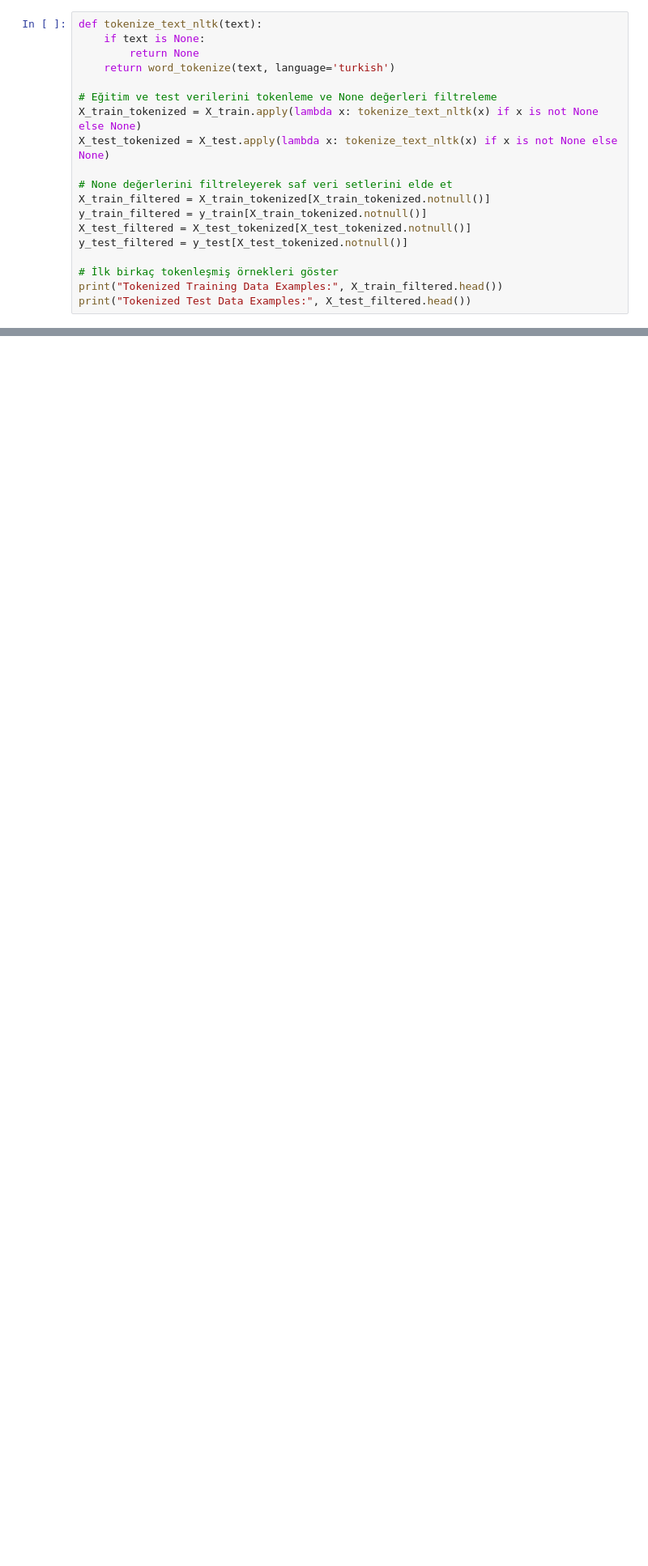
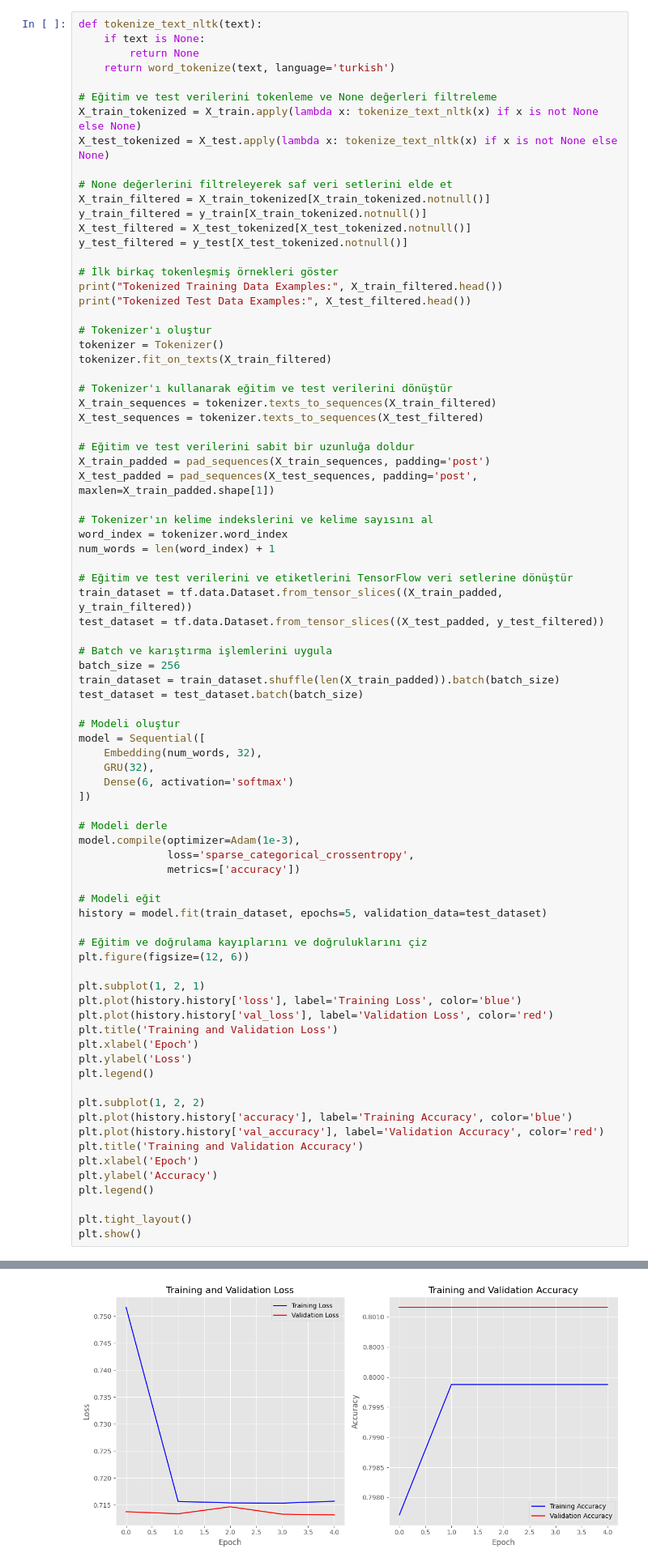
Before and after one commit to merturhan/ceng442-nlp-midterm, a Jupyter notebook: Midterm.ipynb, the cells around one changed output, grey strips where cells are left out. Shown at 81% size. Cells and saved outputs as stored; diff of their text form; blank space fills up the shorter version.

Commit message:
Baseline model developed for nltk

```diff
--- a/Midterm.ipynb
+++ b/Midterm.ipynb
@@ -185,3 +229,66 @@ y_test_filtered = y_test[X_test_tokenized.notnull()]
 # İlk birkaç tokenleşmiş örnekleri göster
 print("Tokenized Training Data Examples:", X_train_filtered.head())
 print("Tokenized Test Data Examples:", X_test_filtered.head())
+
+# Tokenizer'ı oluştur
+tokenizer = Tokenizer()
+tokenizer.fit_on_texts(X_train_filtered)
+
+# Tokenizer'ı kullanarak eğitim ve test verilerini dönüştür
+X_train_sequences = tokenizer.texts_to_sequences(X_train_filtered)
+X_test_sequences = tokenizer.texts_to_sequences(X_test_filtered)
+
+# Eğitim ve test verilerini sabit bir uzunluğa doldur
+X_train_padded = pad_sequences(X_train_sequences, padding='post')
+X_test_padded = pad_sequences(X_test_sequences, padding='post', maxlen=X_train_padded.shape[1])
+
+# Tokenizer'ın kelime indekslerini ve kelime sayısını al
+word_index = tokenizer.word_index
+num_words = len(word_index) + 1
+
+# Eğitim ve test verilerini ve etiketlerini TensorFlow veri setlerine dönüştür
+train_dataset = tf.data.Dataset.from_tensor_slices((X_train_padded, y_train_filtered))
+test_dataset = tf.data.Dataset.from_tensor_slices((X_test_padded, y_test_filtered))
+
+# Batch ve karıştırma işlemlerini uygula
+batch_size = 256
+train_dataset = train_dataset.shuffle(len(X_train_padded)).batch(batch_size)
+test_dataset = test_dataset.batch(batch_size)
+
+# Modeli oluştur
+model = Sequential([
+    Embedding(num_words, 32),
+    GRU(32),
+    Dense(6, activation='softmax')
+])
+
+# Modeli derle
+model.compile(optimizer=Adam(1e-3),
+              loss='sparse_categorical_crossentropy',
+              metrics=['accuracy'])
+
+# Modeli eğit
+history = model.fit(train_dataset, epochs=5, validation_data=test_dataset)
+
+# Eğitim ve doğrulama kayıplarını ve doğruluklarını çiz
+plt.figure(figsize=(12, 6))
+
+plt.subplot(1, 2, 1)
+plt.plot(history.history['loss'], label='Training Loss', color='blue')
+plt.plot(history.history['val_loss'], label='Validation Loss', color='red')
+plt.title('Training and Validation Loss')
+plt.xlabel('Epoch')
+plt.ylabel('Loss')
+plt.legend()
+
+plt.subplot(1, 2, 2)
+plt.plot(history.history['accuracy'], label='Training Accuracy', color='blue')
+plt.plot(history.history['val_accuracy'], label='Validation Accuracy', color='red')
+plt.title('Training and Validation Accuracy')
+plt.xlabel('Epoch')
+plt.ylabel('Accuracy')
+plt.legend()
+
+plt.tight_layout()
+plt.show()
+# %% [output]
@@ -188,3 +312,4 @@ print("Tokenized Test Data Examples:", X_test_filtered.head())
+[figure, added]
 # %%
 def tokenize_text_polyglot(text, language_code='tr'):
     if text is None:
```
Also changed, not shown: parts of 8 cells of this notebook.
